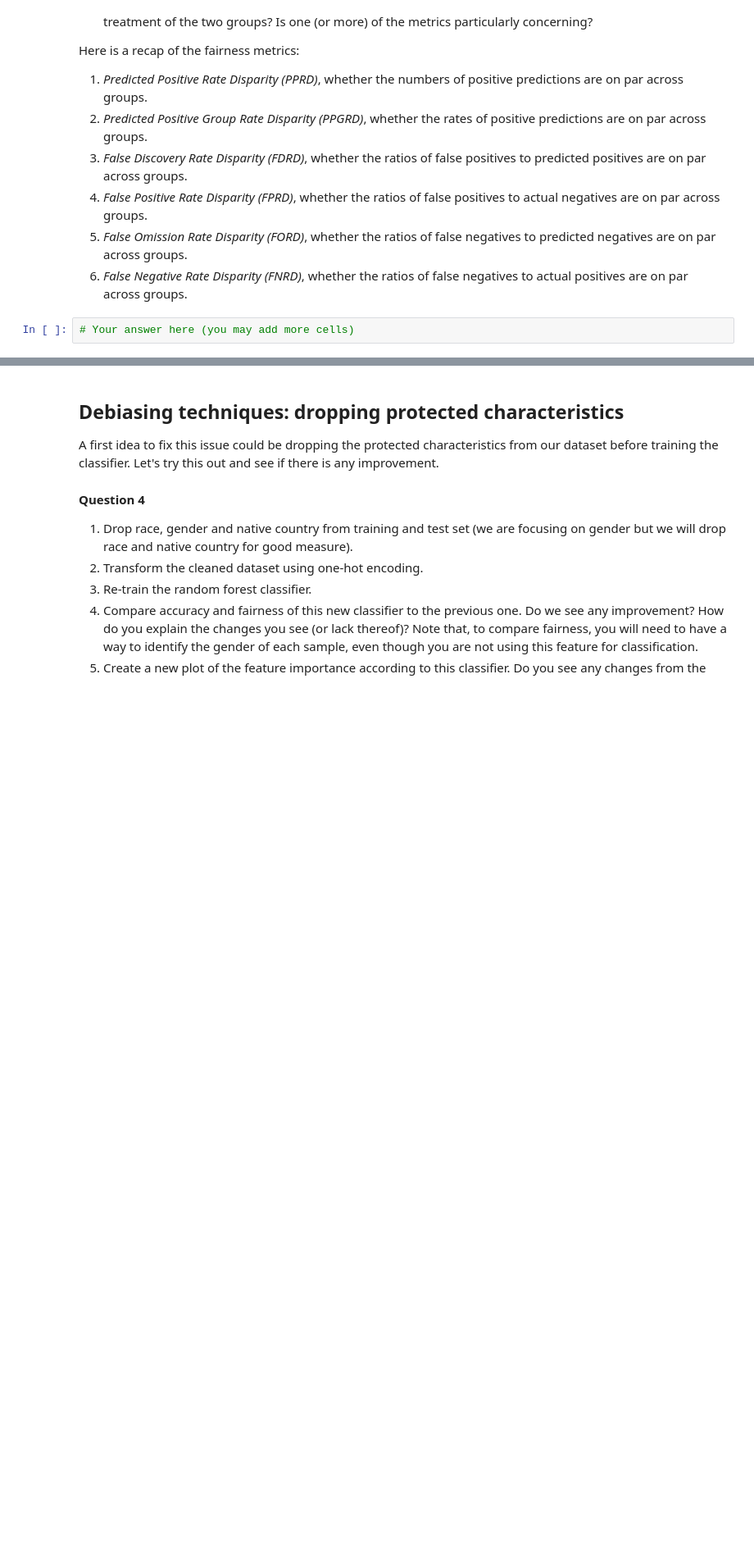
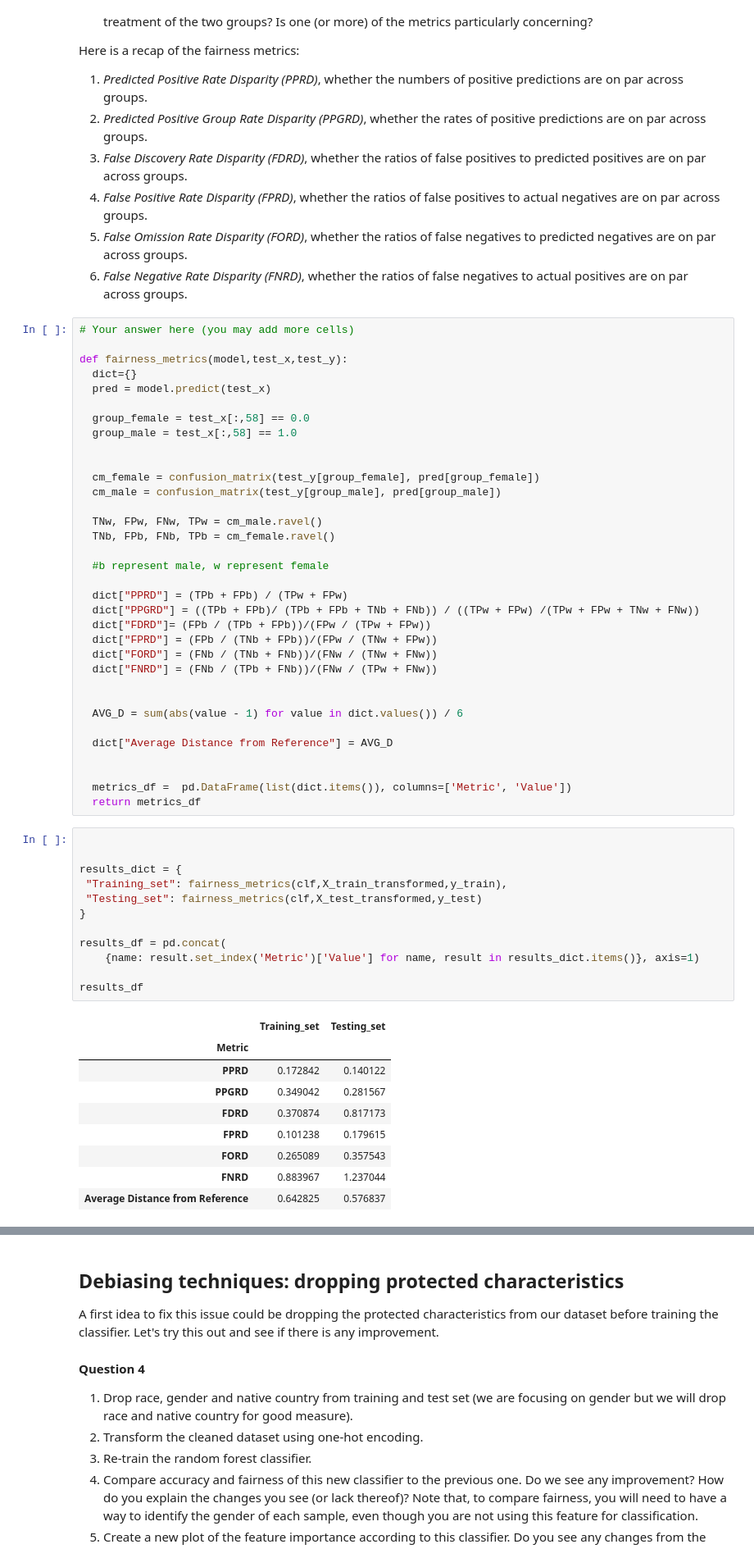
Before and after one commit to wsl0917/DSCI430_module2_assignment, a Jupyter notebook: Module 4 Assignment-1.ipynb, the cells around one changed output, grey strips where cells are left out. Shown at 82% size. Saved outputs shown, nothing was run; the diff lists cells and outputs as text; blank space fills up the shorter version.

```diff
--- a/Module 4 Assignment-1.ipynb
+++ b/Module 4 Assignment-1.ipynb
@@ -242,3 +229,57 @@ Here is a recap of the fairness metrics:
 6. *False Negative Rate Disparity (FNRD)*, whether the ratios of false negatives to actual positives are on par across groups.
 # %%
 # Your answer here (you may add more cells)
+
+def fairness_metrics(model,test_x,test_y):
+  dict={}
+  pred = model.predict(test_x)
+
+  group_female = test_x[:,58] == 0.0
+  group_male = test_x[:,58] == 1.0
+
+
+  cm_female = confusion_matrix(test_y[group_female], pred[group_female])
+  cm_male = confusion_matrix(test_y[group_male], pred[group_male])
+
+  TNw, FPw, FNw, TPw = cm_male.ravel()
+  TNb, FPb, FNb, TPb = cm_female.ravel()
+
+  #b represent male, w represent female
+
+  dict["PPRD"] = (TPb + FPb) / (TPw + FPw)
+  dict["PPGRD"] = ((TPb + FPb)/ (TPb + FPb + TNb + FNb)) / ((TPw + FPw) /(TPw + FPw + TNw + FNw))
+  dict["FDRD"]= (FPb / (TPb + FPb))/(FPw / (TPw + FPw))
+  dict["FPRD"] = (FPb / (TNb + FPb))/(FPw / (TNw + FPw))
+  dict["FORD"] = (FNb / (TNb + FNb))/(FNw / (TNw + FNw))
+  dict["FNRD"] = (FNb / (TPb + FNb))/(FNw / (TPw + FNw))
+
+
+  AVG_D = sum(abs(value - 1) for value in dict.values()) / 6
+
+  dict["Average Distance from Reference"] = AVG_D
+
+
+  metrics_df =  pd.DataFrame(list(dict.items()), columns=['Metric', 'Value'])
+  return metrics_df
+# %%
+
+
+results_dict = {
+ "Training_set": fairness_metrics(clf,X_train_transformed,y_train),
+ "Testing_set": fairness_metrics(clf,X_test_transformed,y_test)
+}
+
+results_df = pd.concat(
+    {name: result.set_index('Metric')['Value'] for name, result in results_dict.items()}, axis=1)
+
+results_df
+# %% [output]
+|  | Training_set | Testing_set |
+| Metric |  |  |
+| PPRD | 0.172842 | 0.140122 |
+| PPGRD | 0.349042 | 0.281567 |
+| FDRD | 0.370874 | 0.817173 |
+| FPRD | 0.101238 | 0.179615 |
+| FORD | 0.265089 | 0.357543 |
+| FNRD | 0.883967 | 1.237044 |
+| Average Distance from Reference | 0.642825 | 0.576837 |
```
Also changed, not shown: parts of 4 cells of this notebook.
